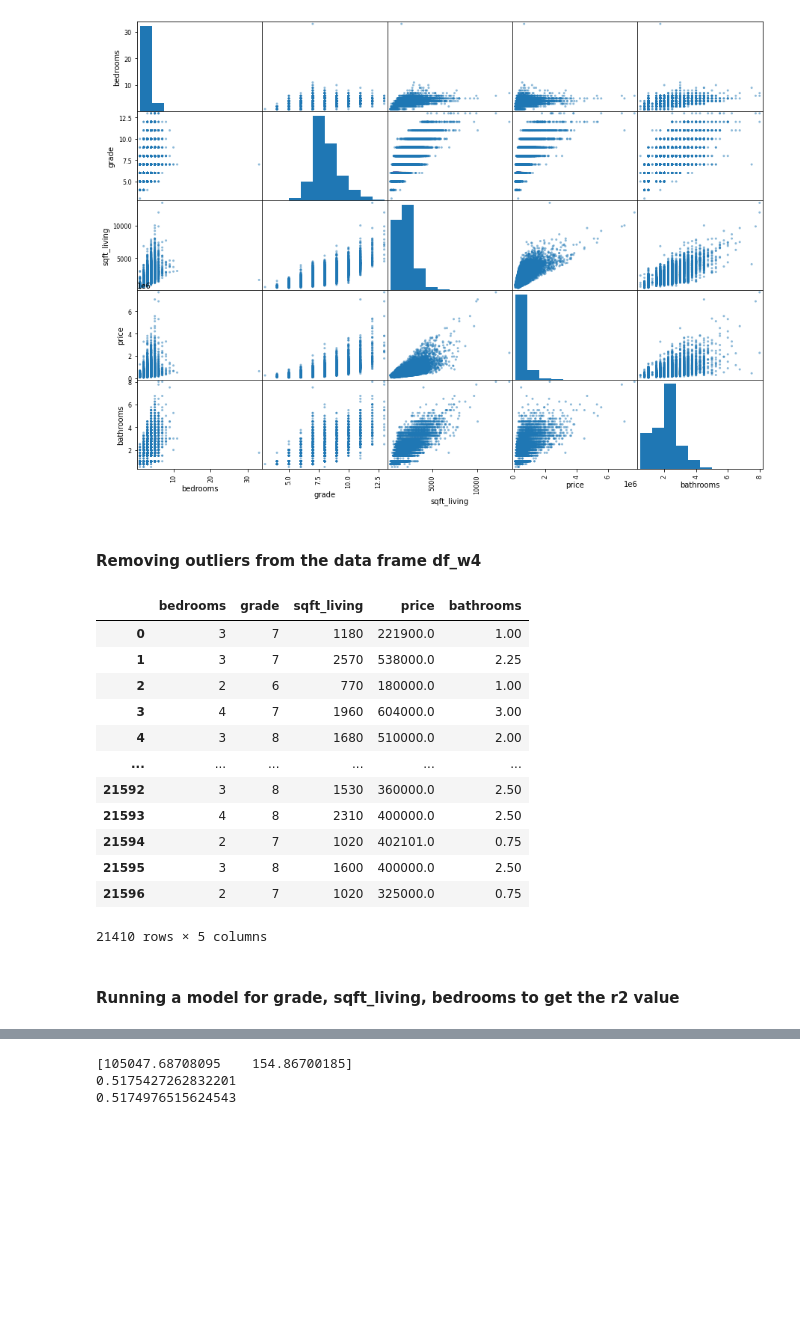
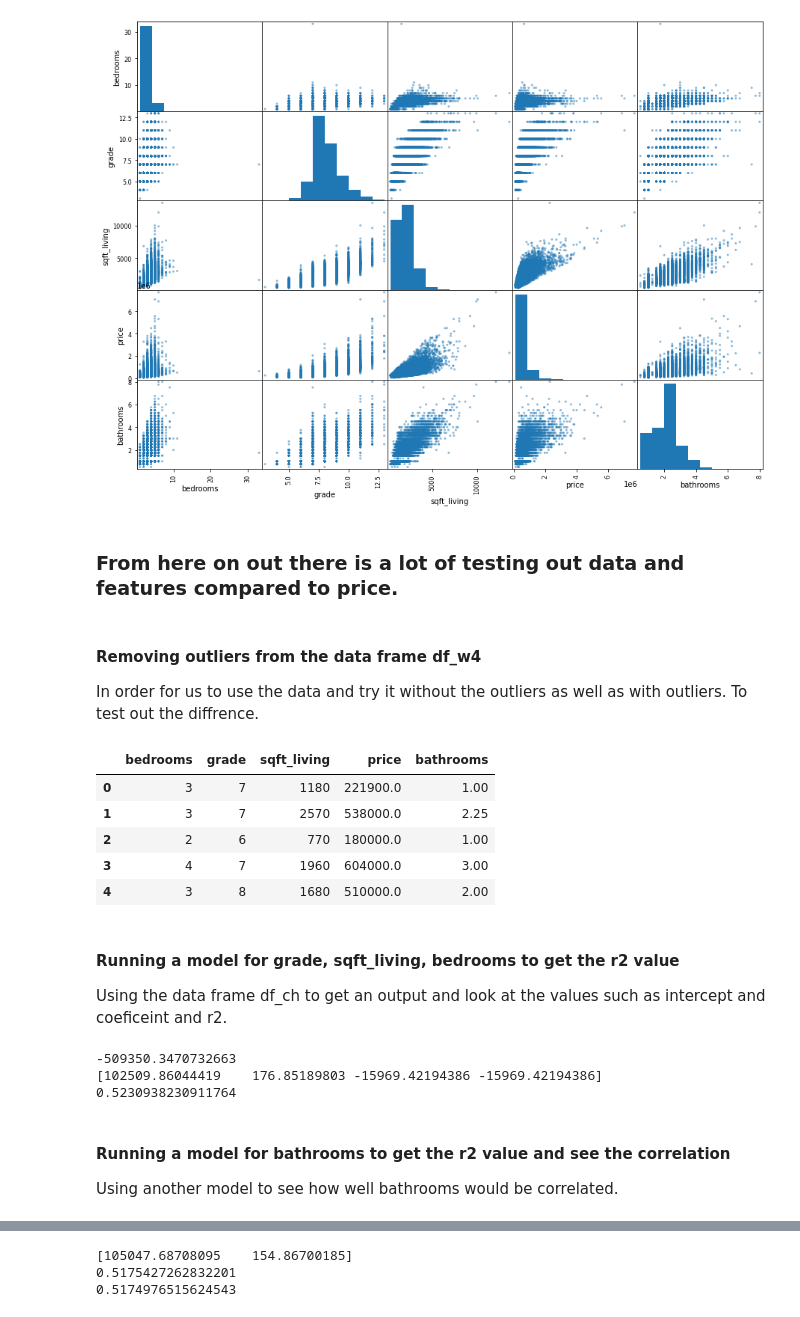
Before and after one commit to jnhoogstra/bsc-phase-two-project, a Jupyter notebook: notebooks/exploratory/elliott/elliotts_notebook.ipynb, the cells around one changed output, grey strips where cells are left out. Drawn from its saved outputs; the diff is of its cells as text; code cells hidden in the pictures; blank space fills up the shorter version.

```diff
--- a/notebooks/exploratory/elliott/elliotts_notebook.ipynb
+++ b/notebooks/exploratory/elliott/elliotts_notebook.ipynb
@@ -158,3 +117,24 @@ df1
+# %%
+cols_to_drop = ['waterfront','view','condition','id', ]
+df = df.drop(cols_to_drop, axis=1)
+df.fillna("0", inplace = True)
+# From the code Jake used and sent in order to help with the data cleaning
+df["yr_renovated"] = df["yr_renovated"].astype("float64")
+
+# later noticed that sqft_basement was an object instead of float so I'm going to change that as well
+# sqft_basement has  454 ? as a placeholder value, so we're going to replace that with 0 (which is already over half of values)
+df["sqft_basement"] = df["sqft_basement"].replace("?", "0")
+df["sqft_basement"] = df["sqft_basement"].astype("float64")
+
+# changing date from an object to a datetime
+df["date"] = df["date"].astype("datetime64")
+
+# feature engineering a month sold and year sold column from date
+df["year_sold"] = pd.DatetimeIndex(df['date']).year
+df["year_sold"] = df["year_sold"].astype("int32")
+
+df["month_sold"] = pd.DatetimeIndex(df["date"]).month
+df["month_sold"] = df["month_sold"].astype("int32")
 # %% [markdown]
 ##### Checking the type the column is
 # %%
@@ -206,30 +208,65 @@ pd.plotting.scatter_matrix(df_w4, figsize=(15,11));
 plt.show()
 # %% [output]
 [figure]
-# %% [markdown]
-#### Removing outliers from the data frame df_w4
+# %% [markdown]
+### From here on out there is a lot of testing out data and features compared to price.
+# %% [markdown]
+#### Removing outliers from the data frame df_w4
+In order for us to use the data and try it without the outliers as well as with outliers. To test out the diffrence.
 # %%
 #removing outliers more than 3 std out
 df_ch=df_w4[(np.abs(stats.zscore(df_w4["price"])) < 3)]
 df_ch=df_w4[(np.abs(stats.zscore(df_w4["bedrooms"])) < 3)]
 df_ch=df_w4[(np.abs(stats.zscore(df_w4["sqft_living"])) < 3)]
 df_ch=df_w4[(np.abs(stats.zscore(df_w4["grade"])) < 3)]
 df_ch=df_w4[(np.abs(stats.zscore(df_w4["bathrooms"])) < 3)]
-df_ch
+df_ch.head()
 # %% [output]
 |  | bedrooms | grade | sqft_living | price | bathrooms |
 | 0 | 3 | 7 | 1180 | 221900.0 | 1.00 |
 | 1 | 3 | 7 | 2570 | 538000.0 | 2.25 |
 | 2 | 2 | 6 | 770 | 180000.0 | 1.00 |
 | 3 | 4 | 7 | 1960 | 604000.0 | 3.00 |
 | 4 | 3 | 8 | 1680 | 510000.0 | 2.00 |
-| ... | ... | ... | ... | ... | ... |
-| 21592 | 3 | 8 | 1530 | 360000.0 | 2.50 |
-| 21593 | 4 | 8 | 2310 | 400000.0 | 2.50 |
-| 21594 | 2 | 7 | 1020 | 402101.0 | 0.75 |
-| 21595 | 3 | 8 | 1600 | 400000.0 | 2.50 |
-| 21596 | 2 | 7 | 1020 | 325000.0 | 0.75 |
-21410 rows × 5 columns
 # %% [markdown]
 #### Running a model for  grade, sqft_living, bedrooms to get the r2 value
+Using the data frame df_ch to get an output and look at the values such as intercept and coeficeint and r2.
+# %%
+features = ['grade', 'sqft_living','bedrooms','bedrooms']
+X = df_ch[features]
+y = df_ch.price
+
+lin_reg_model = LinearRegression() #instantiate
+
+X_train, X_test, y_train, y_test = train_test_split(X, y, random_state=42, test_size=.25)
+
+# Replace missing values with the median
+imputer = SimpleImputer(strategy='median')
+# Fit imputer to the indepedent variable
+# using only the training data
+imputer.fit(X_train)
+# Replace missing values in the training and test data
+X_train = imputer.transform(X_train)
+X_test = imputer.transform(X_test)
+
+lin_reg_model.fit( X_train, y_train)
+
+scaler = MinMaxScaler()
+scaler.fit(X_train)
+X_train_scaled = scaler.transform(X_train)
+
+
+
+print(lin_reg_model.intercept_)
+print(lin_reg_model.coef_)
+
+# adjusted R-squared
+print(1 - ( 1 - lin_reg_model.score(X, y) ) * ( len(y) - 1 ) / ( len(y) - X.shape[1] - 1 ))
+# %% [output]
+-509350.3470732663
+[102509.86044419    176.85189803 -15969.42194386 -15969.42194386]
+0.5230938230911764
+# %% [markdown]
+#### Running a model for bathrooms to get the r2 value and see the correlation
+Using another model to see how well bathrooms would be correlated.
 # %%
```
Also changed, not shown: parts of 38 cells of this notebook.
